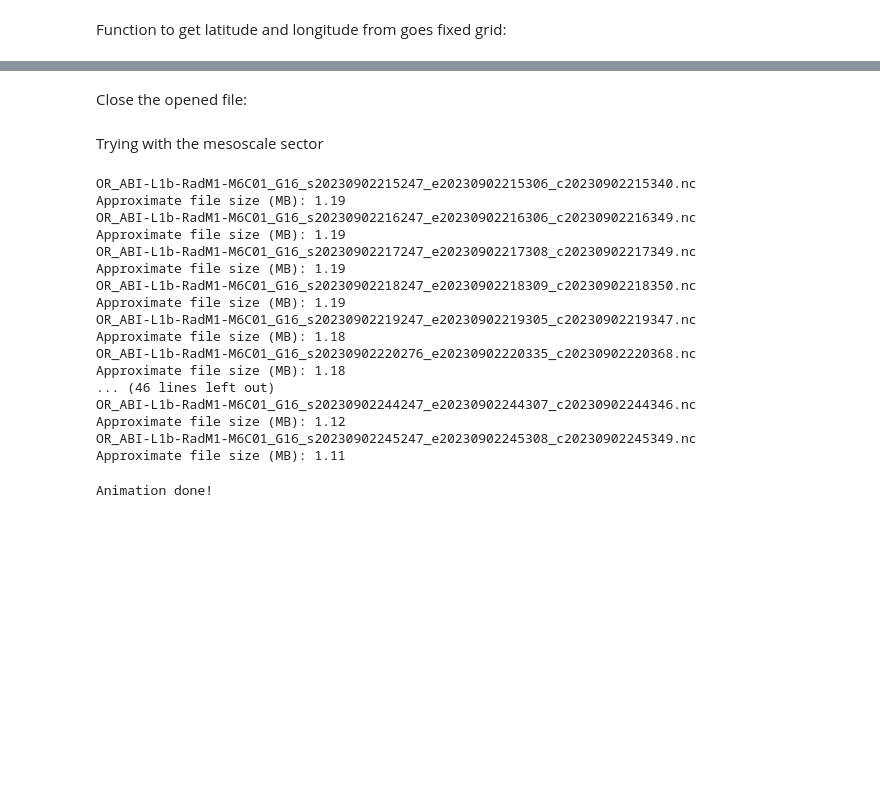
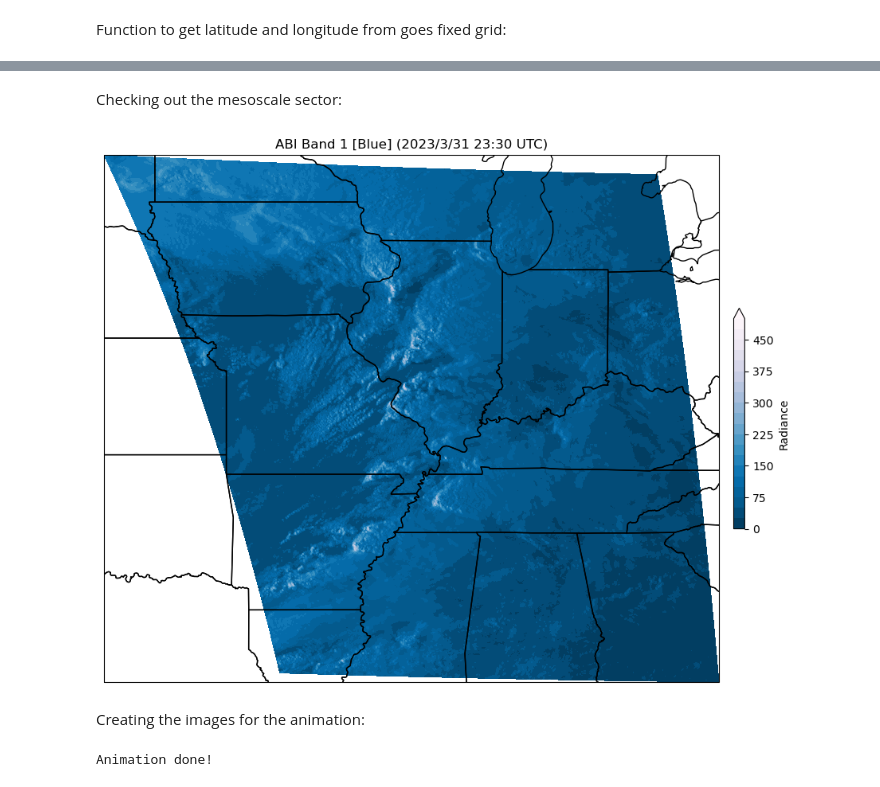
Before and after one commit to jesseturner/Goes-R-DataJam, a Jupyter notebook: ABI_Band1.ipynb, the cells around one changed output, grey strips where cells are left out. Saved outputs shown, nothing was run; the diff lists cells and outputs as text; code cells hidden in the pictures; blank space fills up the shorter version.

Commit message:
Improved file storage for animation creators

```diff
--- a/ABI_Band1.ipynb
+++ b/ABI_Band1.ipynb
@@ -23,7 +24,7 @@ Set the date and hour for the data of interest:
 year = 2023
 month = 3
 day = 31
-hour = 22
+hour = 23
 
 julian_day = datetime.datetime(year, month, day).strftime('%j')
 print(julian_day)
@@ -46,9 +47,9 @@ M1 refers to mesoscale sector 1, M6 refers to scan mode 6.
 
 Select the start and end times within the hour selected earlier:
 # %%
-observation_start = '2215'
-observation_end = '2245'
-product_name = 'ABI-L1b-RadC-M6C01' #blue vis band
+observation_start = '2330'
+observation_end = '2400'
+product_name = 'ABI-L1b-RadM1-M6C01' #blue vis band
 
 matches = [file for file in files if (file.split('/')[-1].split('_')[3][8:12] >= observation_start and file.split('/')[-1].split('_')[3][8:12] <= observation_end and file.split('/')[-1].split('_')[1] == product_name)]
 
@@ -73,6 +77,3 @@ Open the first of the selected files:
-# %%
-remote_file = fs.open(matches[0], mode='rb')
-ds = xr.open_dataset(remote_file, engine='h5netcdf')
 # %% [markdown]
 Function to get latitude and longitude from goes fixed grid:
 # %%
@@ -119,2 +107,0 @@ geo_projection = ccrs.Geostationary(central_longitude=central_longitude, satelli
-# %% [markdown]
-Close the opened file:
@@ -124,2 +108,2 @@ ds.close()
 # %% [markdown]
-Trying with the mesoscale sector
+Checking out the mesoscale sector:
@@ -136,28 +110,27 @@ files = fs.ls(data_path)
-# %%
-observation_start = '2215'
-observation_end = '2245'
-product_name = 'ABI-L1b-RadM1-M6C01' #blue vis band
-
-matches = [file for file in files if (file.split('/')[-1].split('_')[3][8:12] >= observation_start and file.split('/')[-1].split('_')[3][8:12] <= observation_end and file.split('/')[-1].split('_')[1] == product_name)]
-
-for match in matches:
-    print(match.split('/')[-1])
-    print('Approximate file size (MB):', round((fs.size(match)/1.0E6), 2))
-# %% [output]
-OR_ABI-L1b-RadM1-M6C01_G16_s20230902215247_e20230902215306_c20230902215340.nc
-Approximate file size (MB): 1.19
-OR_ABI-L1b-RadM1-M6C01_G16_s20230902216247_e20230902216306_c20230902216349.nc
-Approximate file size (MB): 1.19
-OR_ABI-L1b-RadM1-M6C01_G16_s20230902217247_e20230902217308_c20230902217349.nc
-Approximate file size (MB): 1.19
-OR_ABI-L1b-RadM1-M6C01_G16_s20230902218247_e20230902218309_c20230902218350.nc
-Approximate file size (MB): 1.19
-OR_ABI-L1b-RadM1-M6C01_G16_s20230902219247_e20230902219305_c20230902219347.nc
-Approximate file size (MB): 1.18
-OR_ABI-L1b-RadM1-M6C01_G16_s20230902220276_e20230902220335_c20230902220368.nc
-Approximate file size (MB): 1.18
-... (46 lines left out)
-OR_ABI-L1b-RadM1-M6C01_G16_s20230902244247_e20230902244307_c20230902244346.nc
-Approximate file size (MB): 1.12
-OR_ABI-L1b-RadM1-M6C01_G16_s20230902245247_e20230902245308_c20230902245349.nc
-Approximate file size (MB): 1.11
+# %%
+with fs.open(matches[0], mode='rb') as remote_file:
+    with xr.open_dataset(remote_file, engine='h5netcdf') as ds:
+        projection=ccrs.PlateCarree()
+        fig,ax=plt.subplots(1, figsize=(12,12),subplot_kw={'projection': projection})
+        cmap = plt.cm.PuBu_r
+        levels = np.linspace(0, 500, 21)
+
+        lat, lon = calculate_abi_lat_lon(ds)
+        ax.set_extent([np.nanmin(lon), np.nanmax(lon), np.nanmin(lat), np.nanmax(lat)])
+        #ax.set_extent([-67, -125, 25, 49]) --- CONUS
+
+        c=ax.contourf(lon, lat, ds.Rad, cmap=cmap, extend='max', levels=levels)
+        clb=plt.colorbar(c, shrink=0.3, pad=0.02, ax=ax)
+        clb.set_label('Radiance')
+
+        ax.coastlines(resolution='50m', color='black', linewidth=1)
+        ax.add_feature(cfeature.STATES)
+
+        time = matches[0].split('/')[-1][35:37] +':'+ matches[0].split('/')[-1][37:39]
+        date = str(year) +'/'+ str(month) +'/'+ str(day)
+        title = 'ABI Band 1 [Blue] (' + date + ' ' + time + ' UTC)'
+        ax.set_title(title)
+# %% [output]
+[figure, added]
+# %% [markdown]
+Creating the images for the animation:
```
Also changed, not shown: parts of 11 cells of this notebook, 1 other file.
